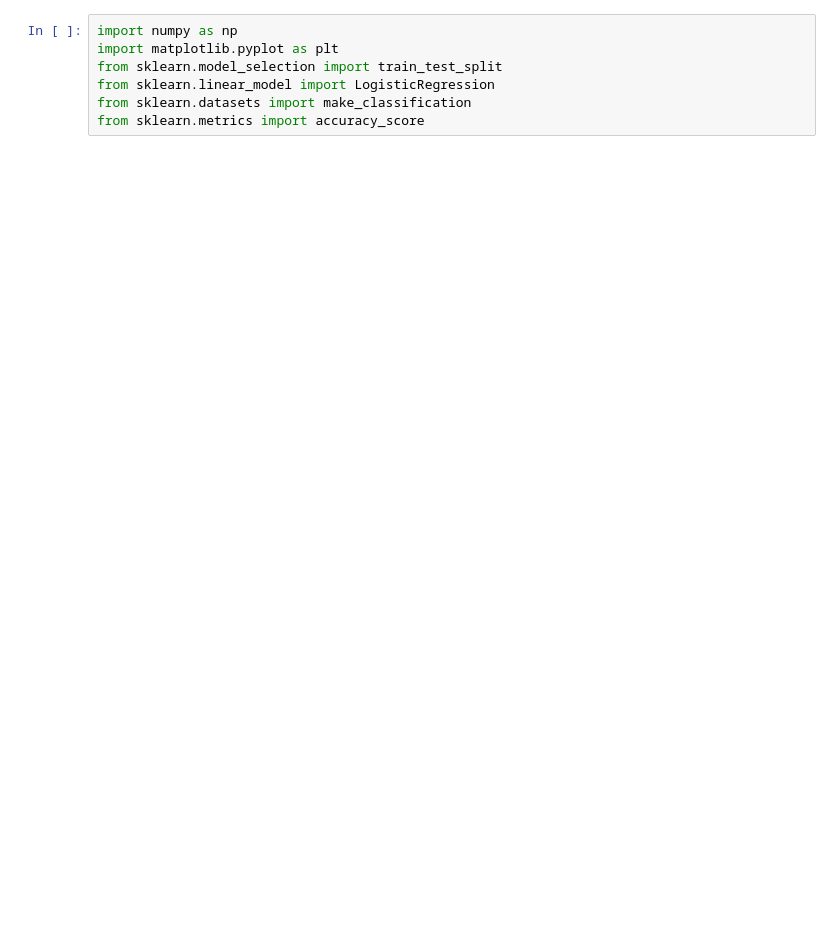
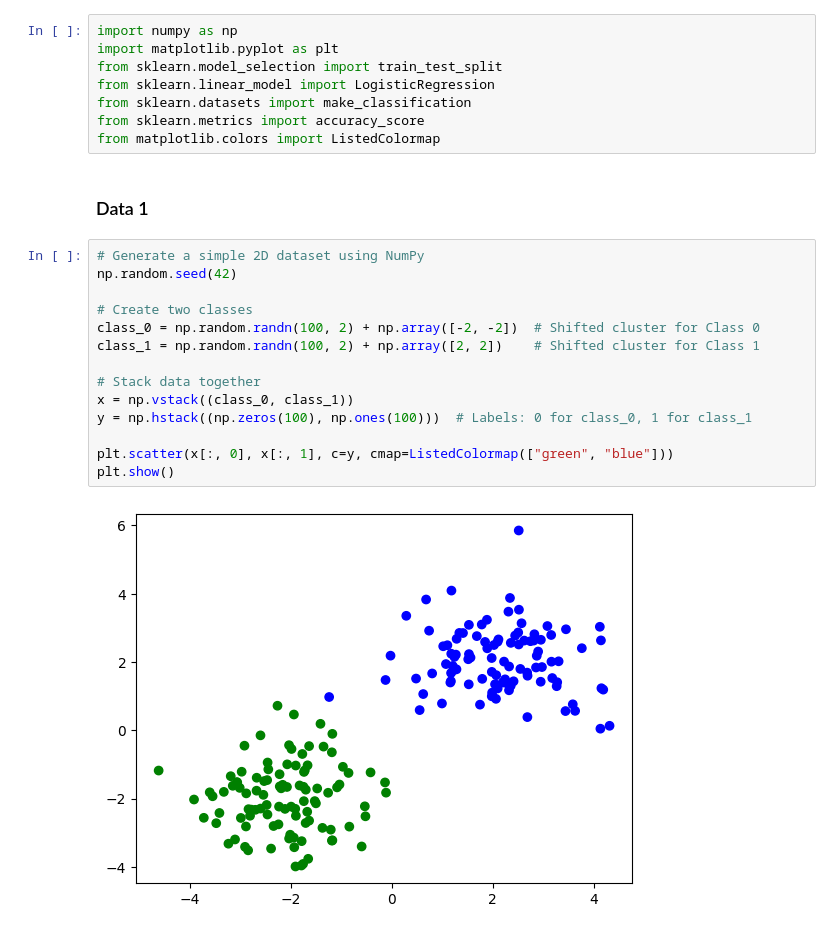
Before and after one commit to MDSALMANSHAMS/Learning, a Jupyter notebook: Python ML/2_Logistic_Regression/1_Binary_LR.ipynb, the cells around one changed output. Drawn from its saved outputs; the diff is of its cells as text; blank space fills up the shorter version.

```diff
--- a/Python ML/2_Logistic_Regression/1_Binary_LR.ipynb
+++ b/Python ML/2_Logistic_Regression/1_Binary_LR.ipynb
@@ -5,3 +5,22 @@ from sklearn.model_selection import train_test_split
 from sklearn.linear_model import LogisticRegression
 from sklearn.datasets import make_classification
 from sklearn.metrics import accuracy_score
+from matplotlib.colors import ListedColormap
+# %% [markdown]
+### Data 1
+# %%
+# Generate a simple 2D dataset using NumPy
+np.random.seed(42)
+
+# Create two classes
+class_0 = np.random.randn(100, 2) + np.array([-2, -2])  # Shifted cluster for Class 0
+class_1 = np.random.randn(100, 2) + np.array([2, 2])    # Shifted cluster for Class 1
+
+# Stack data together
+x = np.vstack((class_0, class_1))
+y = np.hstack((np.zeros(100), np.ones(100)))  # Labels: 0 for class_0, 1 for class_1
+
+plt.scatter(x[:, 0], x[:, 1], c=y, cmap=ListedColormap(["green", "blue"]))
+plt.show()
+# %% [output]
+[figure, added]
```
Also changed, not shown: parts of 10 cells of this notebook, 3 other files.
